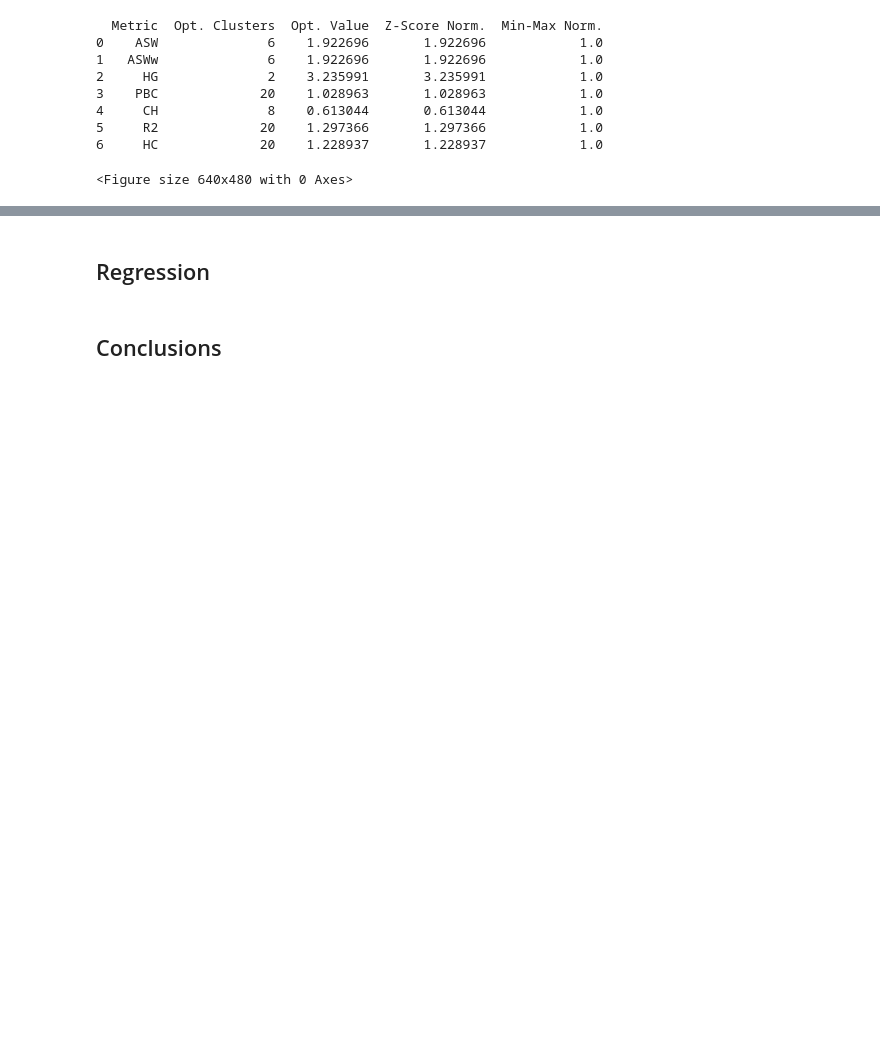
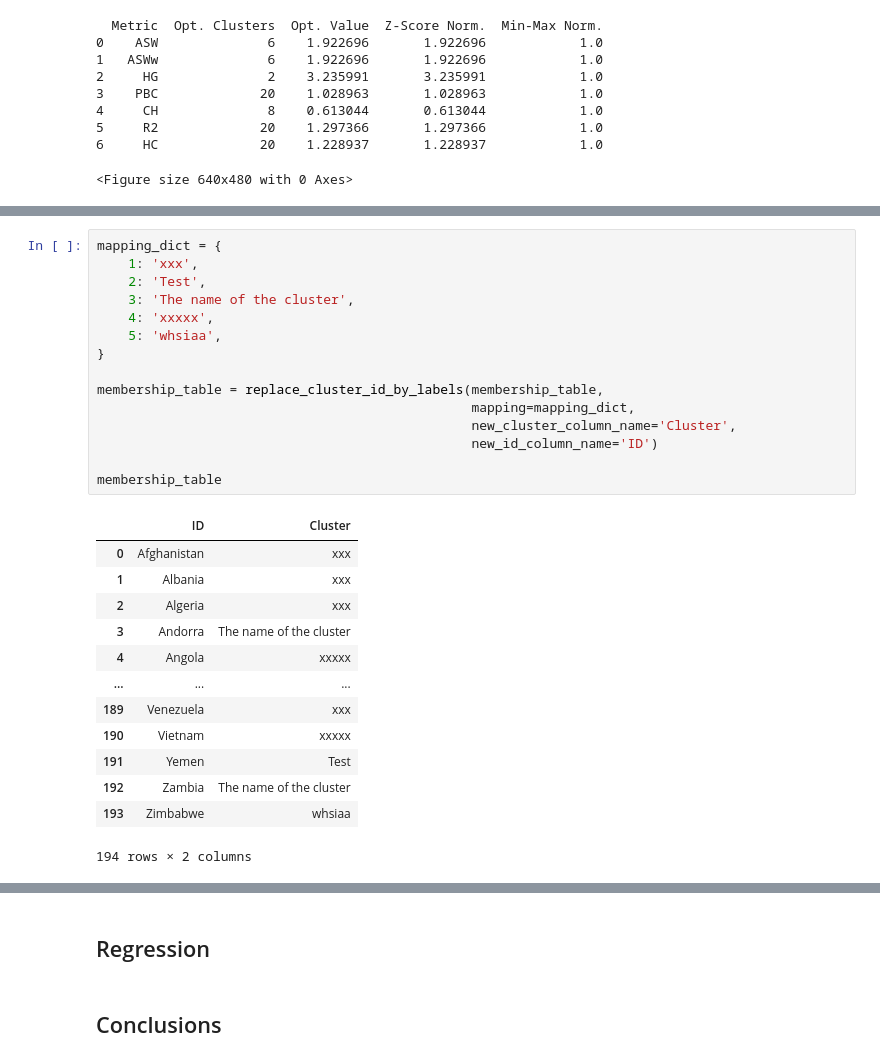
Before and after one commit to sdaza/Sequenzo, a Jupyter notebook: Tutorials/01_quickstart.ipynb, the cells around one changed output, grey strips where cells are left out. Saved outputs shown, nothing was run; the diff lists cells and outputs as text; blank space fills up the shorter version.

```diff
--- a/Tutorials/01_quickstart.ipynb
+++ b/Tutorials/01_quickstart.ipynb
@@ -280,3 +281,32 @@ cluster_results.plot_cluster_distribution(num_clusters=6, save_as="distribution.
+# %%
+mapping_dict = {
+    1: 'xxx',
+    2: 'Test',
+    3: 'The name of the cluster',
+    4: 'xxxxx',
+    5: 'whsiaa',
+}
+
+membership_table = replace_cluster_id_by_labels(membership_table,
+                                                mapping=mapping_dict,
+                                                new_cluster_column_name='Cluster',
+                                                new_id_column_name='ID')
+
+membership_table
+# %% [output]
+|  | ID | Cluster |
+| 0 | Afghanistan | xxx |
+| 1 | Albania | xxx |
+| 2 | Algeria | xxx |
+| 3 | Andorra | The name of the cluster |
+| 4 | Angola | xxxxx |
+| ... | ... | ... |
+| 189 | Venezuela | xxx |
+| 190 | Vietnam | xxxxx |
+| 191 | Yemen | Test |
+| 192 | Zambia | The name of the cluster |
+| 193 | Zimbabwe | whsiaa |
+194 rows × 2 columns
 # %%
 plot_sequence_index(seqdata=sequence_data,
                     id_group_df=membership_table,
```
Also changed, not shown: parts of 7 cells of this notebook, 16 other files.
